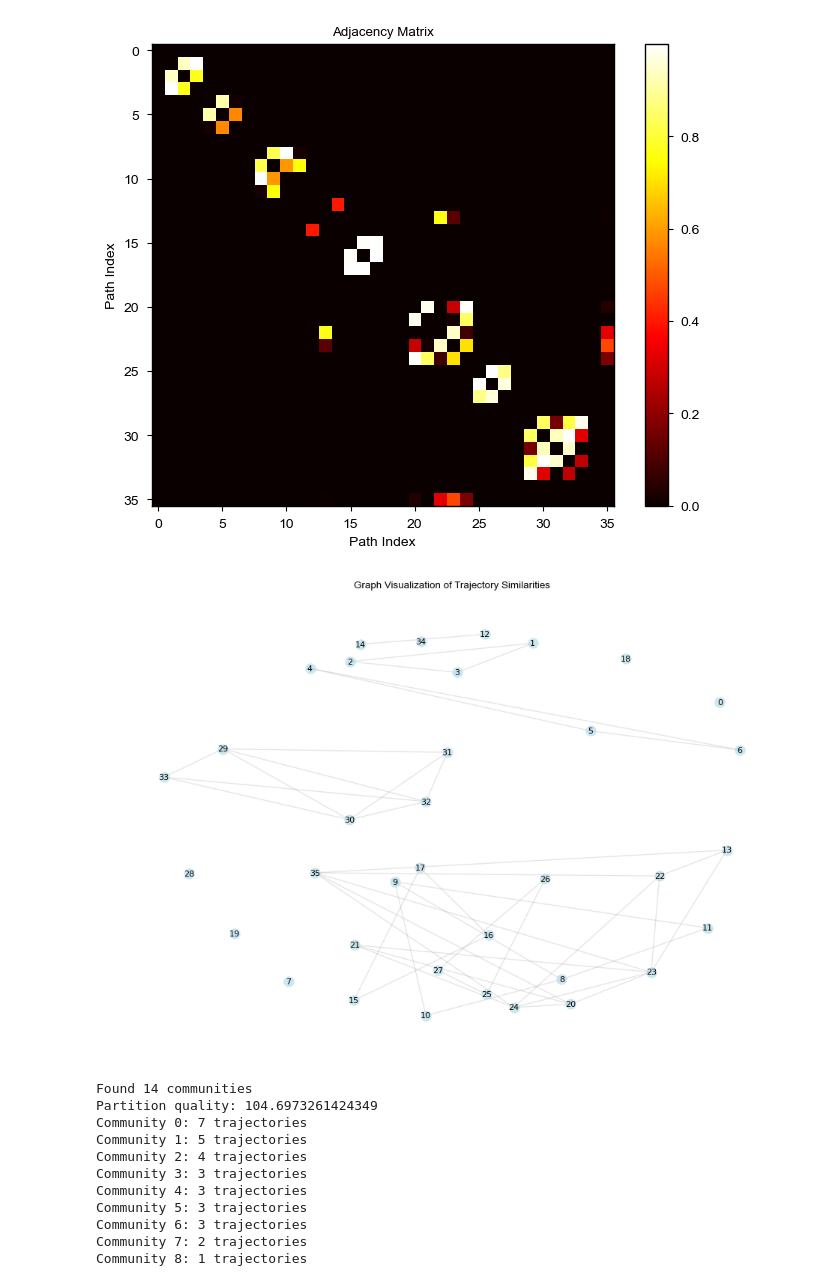
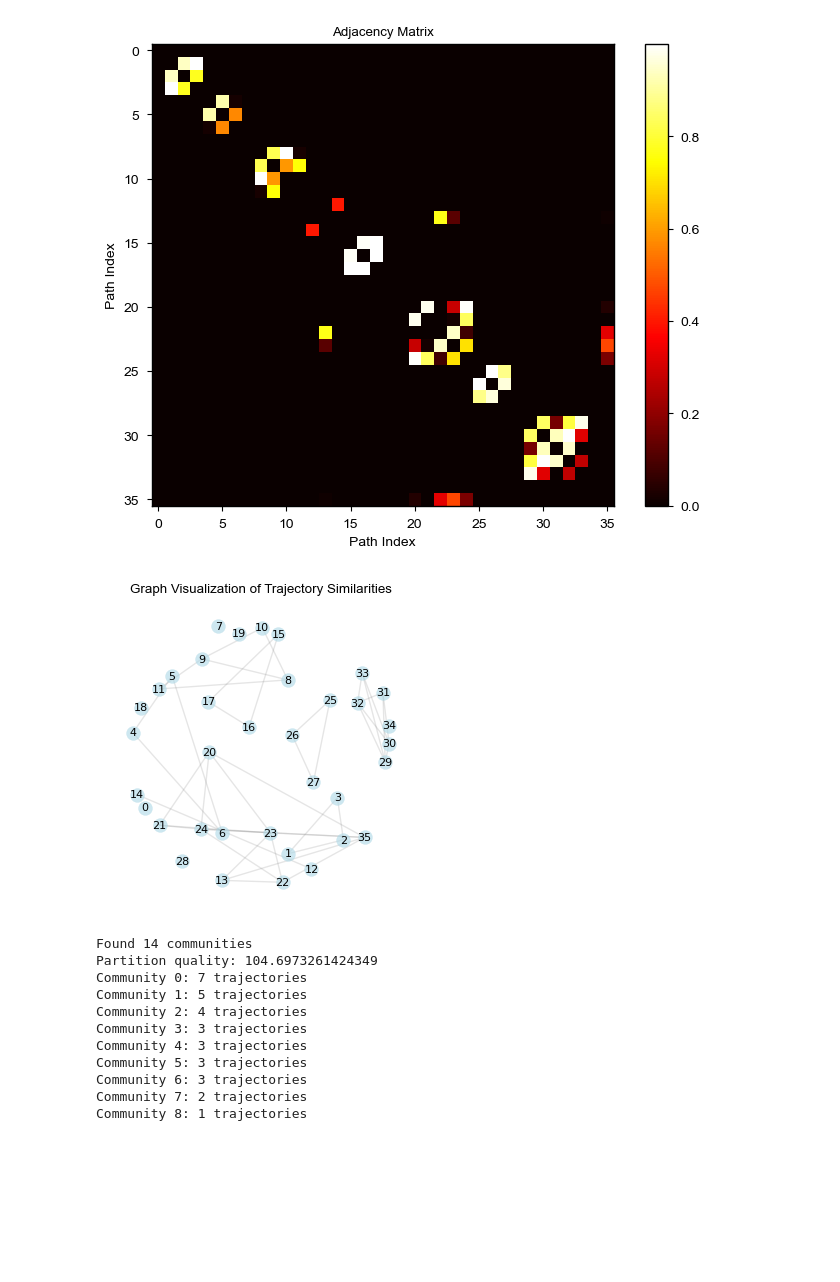
Before and after one commit to thinhhoang95/alpha-azimuth, a Jupyter notebook: MARTINI/scenario/flow_leiden.ipynb, the cells around one changed output. Saved outputs shown, nothing was run; the diff lists cells and outputs as text; code cells hidden in the pictures; blank space fills up the shorter version.

```diff
--- a/MARTINI/scenario/flow_leiden.ipynb
+++ b/MARTINI/scenario/flow_leiden.ipynb
@@ -110,35 +110,35 @@ plt.show()
 import networkx as nx
 
 # Create a graph from the adjacency matrix
 G = nx.from_numpy_array(adjacency_matrix)
 
 # Set up the plot
-plt.figure(figsize=(12, 8))
+plt.figure(figsize=(4, 4))
 
 # Calculate node positions using a spring layout
 # You can experiment with different layout algorithms like spring_layout, kamada_kawai_layout, circular_layout
 pos = nx.spring_layout(G, k=1, iterations=50)
 
 # Draw the network
 # Nodes
 nx.draw_networkx_nodes(G, pos, node_color='lightblue',
                       node_size=100, alpha=0.6)
 
 # Edges - only draw edges with weight above a threshold to reduce clutter
 edge_weights = [G[u][v]['weight'] for u, v in G.edges()]
 threshold = 0  # You can adjust this threshold
 edges = [(u, v) for (u, v) in G.edges() if G[u][v]['weight'] > threshold]
 nx.draw_networkx_edges(G, pos, edgelist=edges,
                       alpha=0.2, edge_color='gray')
 
 # Add labels
 nx.draw_networkx_labels(G, pos, font_size=8)
 
 plt.title('Graph Visualization of Trajectory Similarities')
 plt.axis('off')
 plt.show()
 # %% [output]
-[figure, old version]
+[figure, new version]
 # %%
 from ALPHA.dirichlet.leiden import leiden_community_detection
 communities, quality = leiden_community_detection(adjacency_matrix,
```
Also changed, not shown: parts of 1 cell of this notebook, 4 other files.
